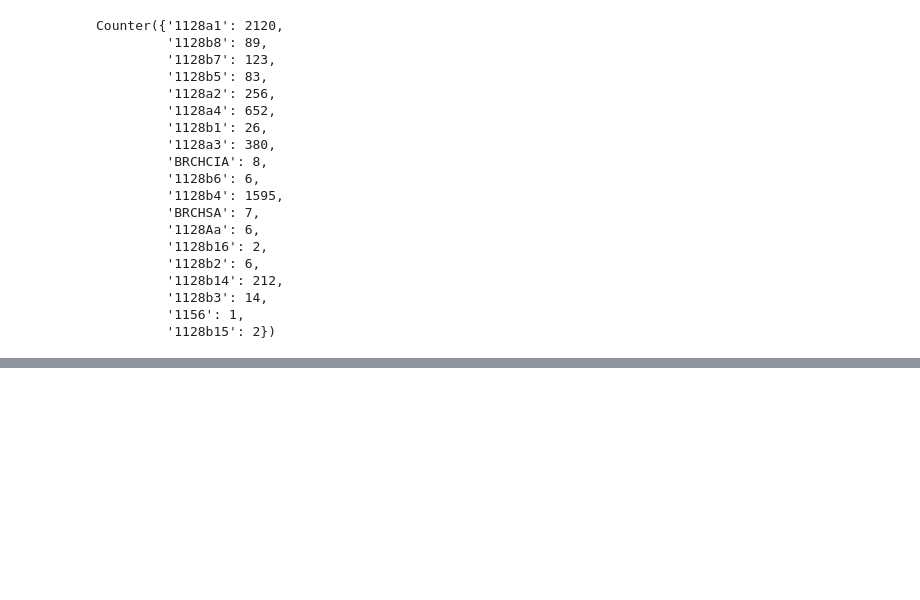
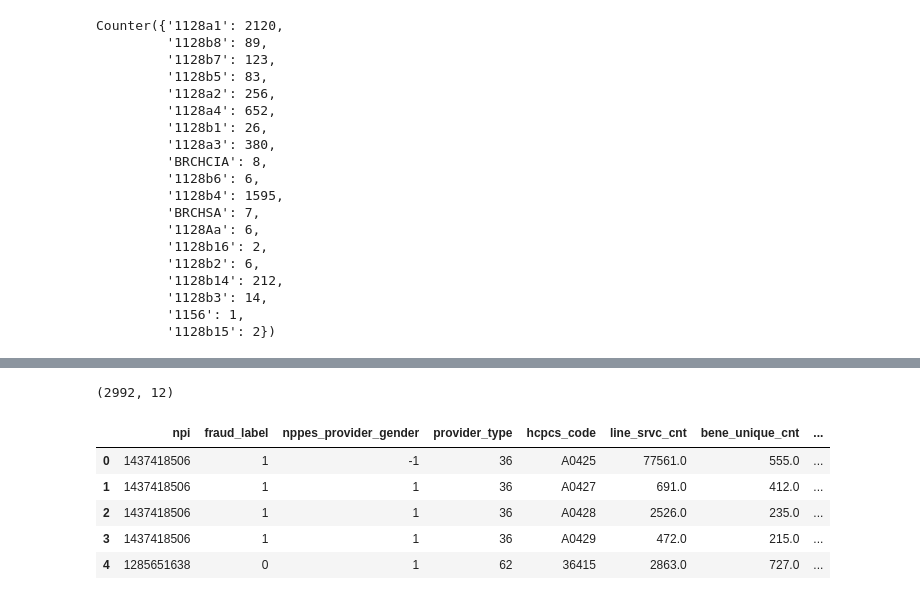
Before and after one commit to aminkhod/Medicare_Fraud_detection, a Jupyter notebook: Fraud Detection.ipynb, the cells around one changed output, grey strips where cells are left out. Cells and saved outputs as stored; diff of their text form; code cells hidden in the pictures; blank space fills up the shorter version.

```diff
--- a/Fraud Detection.ipynb
+++ b/Fraud Detection.ipynb
@@ -202,3 +203,15 @@ cleaFraud.head()
 | 58 | 1851631543 | 0 |
 # %%
 cleaFraud.to_csv('LEIE Exclusion.csv',index=False)
+# %%
+mergedData = pd.merge(cleaFraud, data, on='npi',how='inner')
+print(mergedData.shape, sum())
+mergedData.head()
+# %% [output]
+(2992, 12)
+|  | npi | fraud_label | nppes_provider_gender | provider_type | hcpcs_code | line_srvc_cnt | bene_unique_cnt | ... |
+| 0 | 1437418506 | 1 | -1 | 36 | A0425 | 77561.0 | 555.0 | ... |
+| 1 | 1437418506 | 1 | 1 | 36 | A0427 | 691.0 | 412.0 | ... |
+| 2 | 1437418506 | 1 | 1 | 36 | A0428 | 2526.0 | 235.0 | ... |
+| 3 | 1437418506 | 1 | 1 | 36 | A0429 | 472.0 | 215.0 | ... |
+| 4 | 1285651638 | 0 | 1 | 62 | 36415 | 2863.0 | 727.0 | ... |
```
Also changed, not shown: parts of 1 cell of this notebook, 1 other file.
